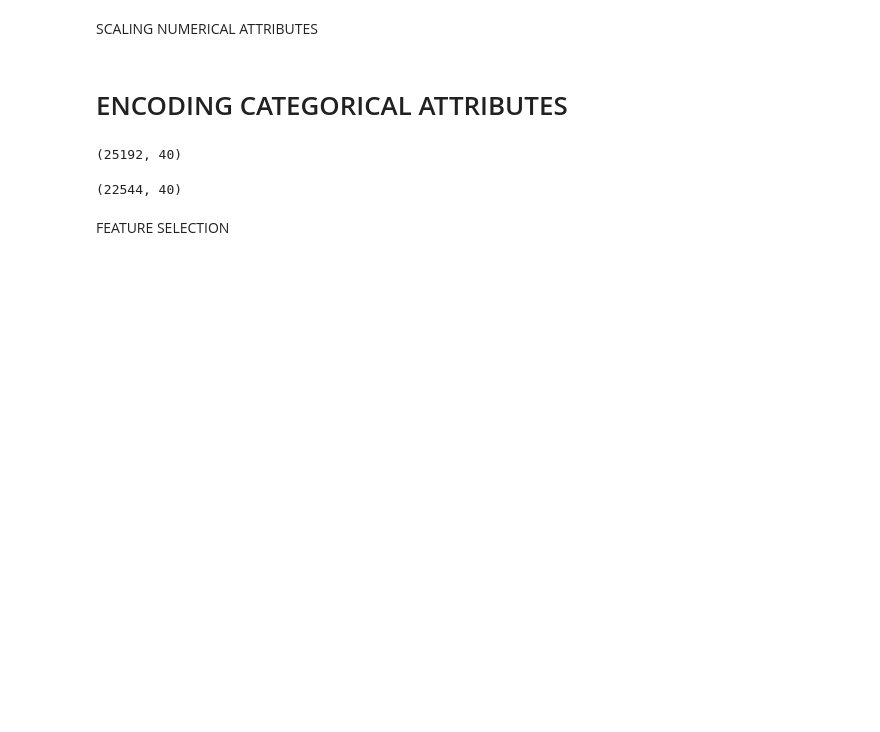
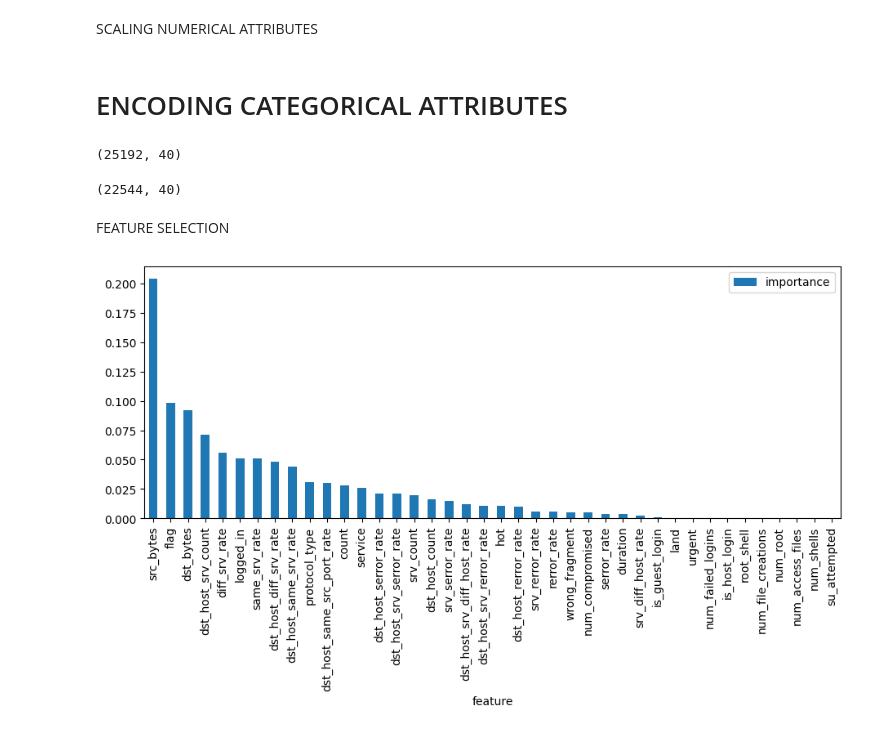
Before and after one commit to Akshat1644/SDN_Controller, a Jupyter notebook: sdn-controller.ipynb, the cells around one changed output. Cells and saved outputs as stored; diff of their text form; code cells hidden in the pictures; blank space fills up the shorter version.

```diff
--- a/sdn-controller.ipynb
+++ b/sdn-controller.ipynb
@@ -175,3 +175,20 @@ test_df.shape
 (22544, 40)
 # %% [markdown]
 FEATURE SELECTION
+# %%
+import numpy as np
+import matplotlib.pyplot as plt
+from sklearn.ensemble import RandomForestClassifier
+rfc = RandomForestClassifier();
+
+# fit random forest classifier on the training set
+rfc.fit(train_x, train_y);
+# extract important features
+score = np.round(rfc.feature_importances_,3)
+importances = pd.DataFrame({'feature':train_x.columns,'importance':score})
+importances = importances.sort_values('importance',ascending=False).set_index('feature')
+# plot importances
+plt.rcParams['figure.figsize'] = (11, 4)
+importances.plot.bar();
+# %% [output]
+[figure, added]
```
